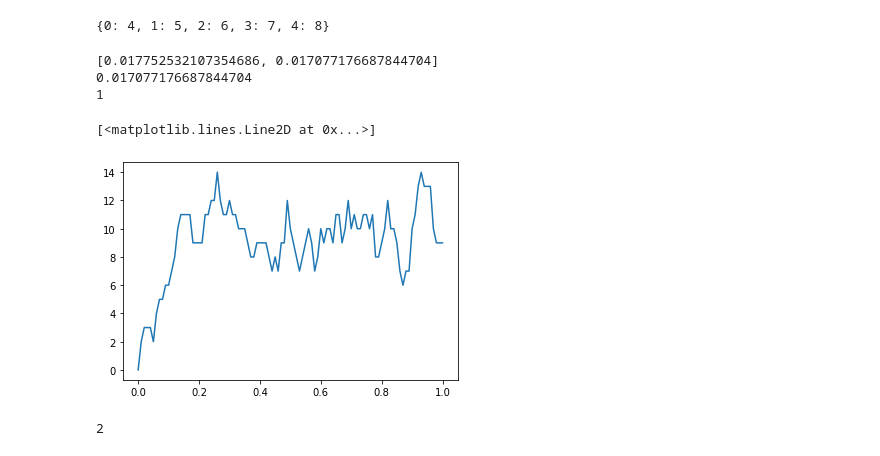
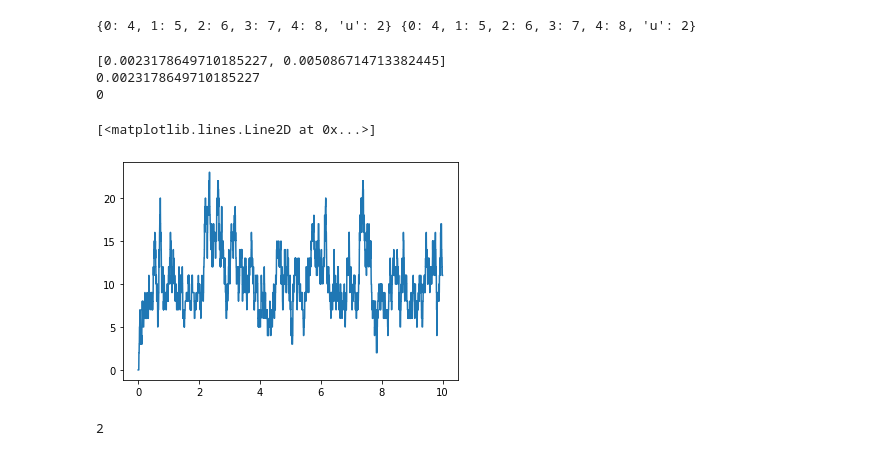
Before and after one commit to SergioPachonDotor/LacI_model, a Jupyter notebook: .code_lab/lab_3_gillespie.ipynb, the cells around one changed output. Cells and saved outputs as stored; diff of their text form; code cells hidden in the pictures.

```diff
--- a/.code_lab/lab_3_gillespie.ipynb
+++ b/.code_lab/lab_3_gillespie.ipynb
@@ -281,8 +281,13 @@ translation
 # %%
+import copy
+
 x = [4,5,6,7,8]
-dict(enumerate(x))
+t = dict(enumerate(x))
+t.update({'u':2})
+o = copy.copy(t)
+print(t, o)
 # %% [output]
-{0: 4, 1: 5, 2: 6, 3: 7, 4: 8}
+{0: 4, 1: 5, 2: 6, 3: 7, 4: 8, 'u': 2} {0: 4, 1: 5, 2: 6, 3: 7, 4: 8, 'u': 2}
 # %%
 kr=100
 gammar=10
@@ -290,9 +295,9 @@ t=0#tiempo
 proteins=0#condicion inicial
 tarray=[]
 protarr=[]
-samp_time=0.01
+samp_time=0.001
 tref=0
-tmax = 1
+tmax = 10
 tau = 0
 
 while t<tmax:
@@ -306,37 +311,37 @@ while t<tmax:
 
         reac = np.argmin([tcrea,tdeg])
 
     elif proteins == 0:
         R=np.random.rand()
         tau=-(1/kr)*np.log(R)
         reac = 0
 
     if t + tau < tref:
 
         if reac == 0:
             proteins += 1
         else:
             proteins -= 1
 
         t += tau
 
     elif t + tau > tref:
         t = tref
 
         tarray.append(t)
         protarr.append(proteins)
 
         tref += samp_time
 print([tcrea,tdeg])
 print(tau)
 print(reac)
 plt.plot(tarray,protarr)
 # %% [output]
-[0.017752532107354686, 0.017077176687844704]
-0.017077176687844704
-1
+[0.0023178649710185227, 0.005086714713382445]
+0.0023178649710185227
+0
 [<matplotlib.lines.Line2D at 0x...>]
-[figure, old version]
+[figure, new version]
 # %%
 u = {1:2, 3:4}
 u[1]
```
Also changed, not shown: parts of 12 cells of this notebook, 10 other files.
